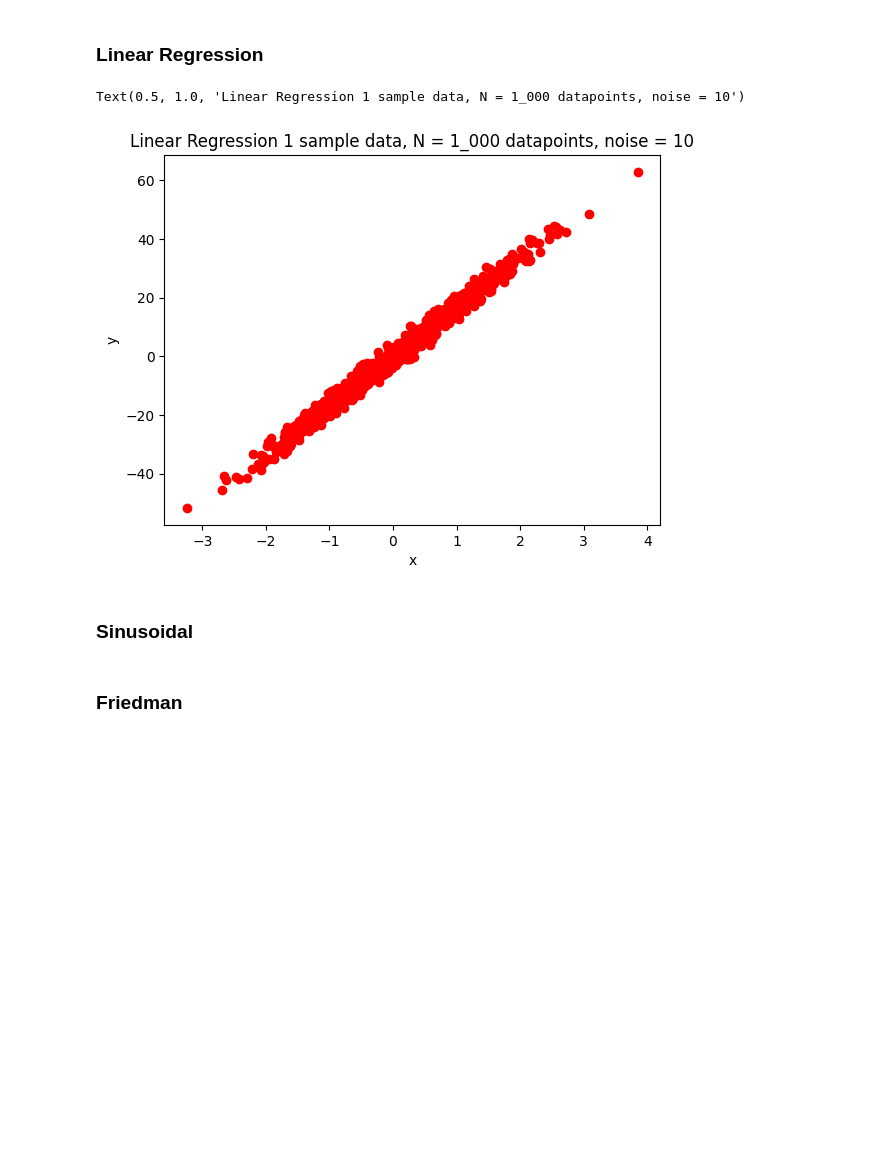
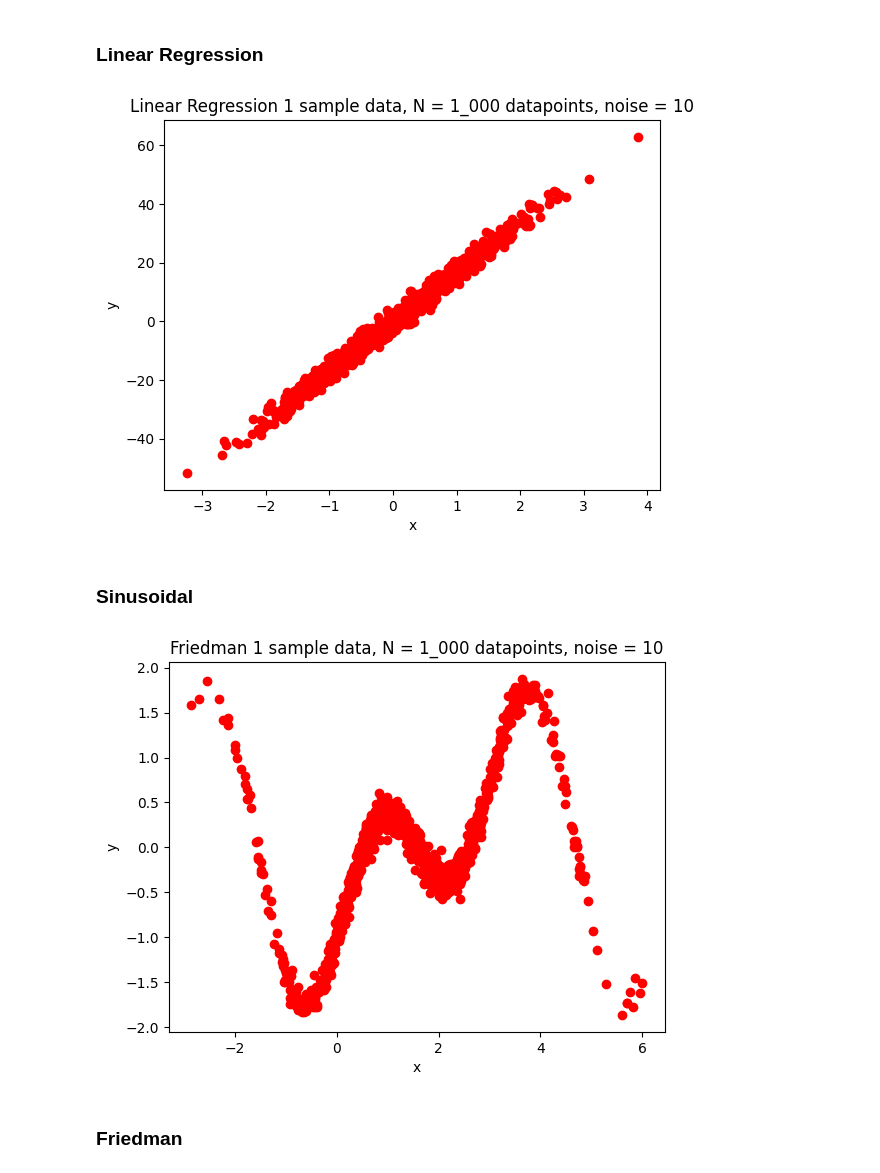
Before and after one commit to shanethomaswilliams/gp_vs_sngp, a Jupyter notebook: dataset.ipynb, the cells around one changed output. Drawn from its saved outputs; the diff is of its cells as text; code cells hidden in the pictures; blank space fills up the shorter version.

```diff
--- a/dataset.ipynb
+++ b/dataset.ipynb
@@ -70,11 +81,27 @@ plt.plot(X, y, 'ro')
 plt.xlabel("x")
 plt.ylabel("y")
 plt.title("Linear Regression 1 sample data, N = 1_000 datapoints, noise = 10")
+write_history_to_csv("regression_N="+str(N), X, y)
 # %% [output]
-Text(0.5, 1.0, 'Linear Regression 1 sample data, N = 1_000 datapoints, noise = 10')
 [figure]
 # %% [markdown]
 ### Sinusoidal
+# %%
+N = 1000
+mean = 1.5
+stdev = 1.5
+noise = 0.1
+X = (np.random.normal(loc=mean, scale=stdev, size=N))
+#print(X)
+y = np.sin(2 * X) - np.cos(X)
+y = y + (noise * np.random.normal(size = N))
+plt.plot(X, y, 'ro')
+plt.xlabel("x")
+plt.ylabel("y")
+plt.title("Friedman 1 sample data, N = 1_000 datapoints, noise = 10")
+write_history_to_csv("sinusoidal_N="+str(N), X, y)
+# %% [output]
+[figure, added]
 # %% [markdown]
 ### Friedman
 # %%
```
Also changed, not shown: parts of 6 cells of this notebook.
